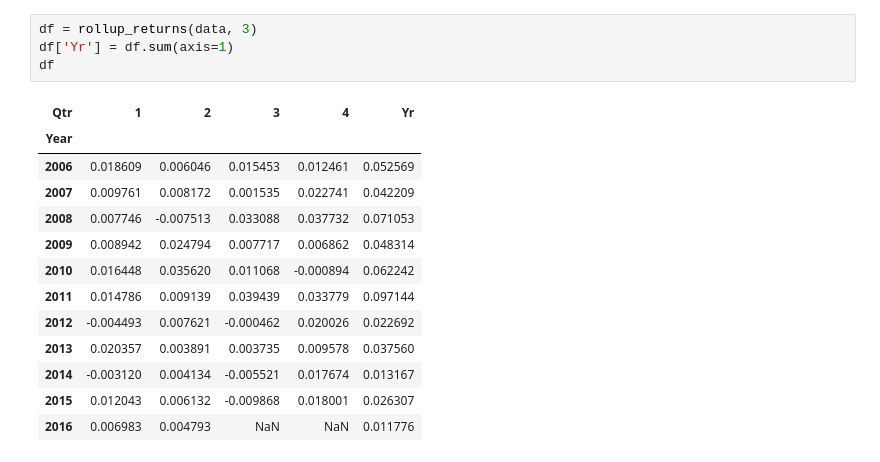
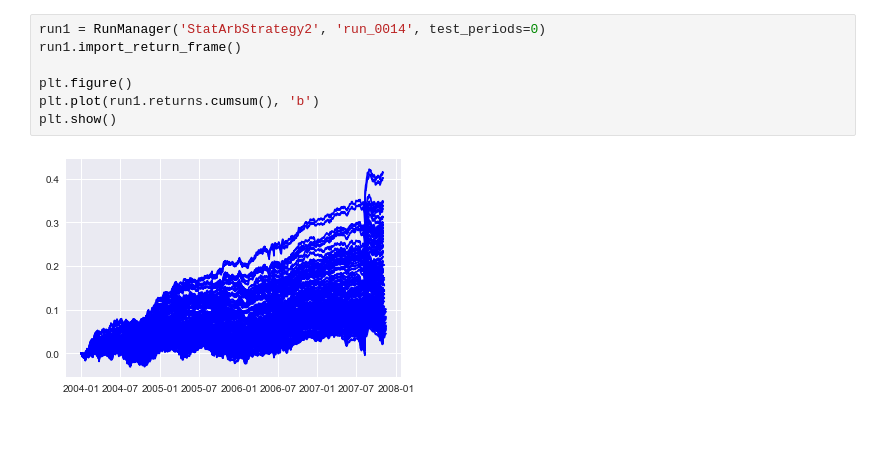
Before and after one commit to ryanoley/ram, a Jupyter notebook: examples/StatArb2.ipynb, the cells around one changed output. Saved outputs shown, nothing was run; the diff lists cells and outputs as text; blank space fills up the shorter version.

```diff
--- a/examples/StatArb2.ipynb
+++ b/examples/StatArb2.ipynb
@@ -80,18 +35,9 @@ get_stats(data.dropna())
-# %%
-df = rollup_returns(data, 3)
-df['Yr'] = df.sum(axis=1)
-df
-# %% [output]
-| Qtr | 1 | 2 | 3 | 4 | Yr |
-| Year |  |  |  |  |  |
-| 2006 | 0.018609 | 0.006046 | 0.015453 | 0.012461 | 0.052569 |
-| 2007 | 0.009761 | 0.008172 | 0.001535 | 0.022741 | 0.042209 |
-| 2008 | 0.007746 | -0.007513 | 0.033088 | 0.037732 | 0.071053 |
-| 2009 | 0.008942 | 0.024794 | 0.007717 | 0.006862 | 0.048314 |
-| 2010 | 0.016448 | 0.035620 | 0.011068 | -0.000894 | 0.062242 |
-| 2011 | 0.014786 | 0.009139 | 0.039439 | 0.033779 | 0.097144 |
-| 2012 | -0.004493 | 0.007621 | -0.000462 | 0.020026 | 0.022692 |
-| 2013 | 0.020357 | 0.003891 | 0.003735 | 0.009578 | 0.037560 |
-| 2014 | -0.003120 | 0.004134 | -0.005521 | 0.017674 | 0.013167 |
-| 2015 | 0.012043 | 0.006132 | -0.009868 | 0.018001 | 0.026307 |
-| 2016 | 0.006983 | 0.004793 | NaN | NaN | 0.011776 |
+# %%
+run1 = RunManager('StatArbStrategy2', 'run_0014', test_periods=0)
+run1.import_return_frame()
+
+plt.figure()
+plt.plot(run1.returns.cumsum(), 'b')
+plt.show()
+# %% [output]
+[figure, added]
```
Also changed, not shown: parts of 17 cells of this notebook, 12 other files.
